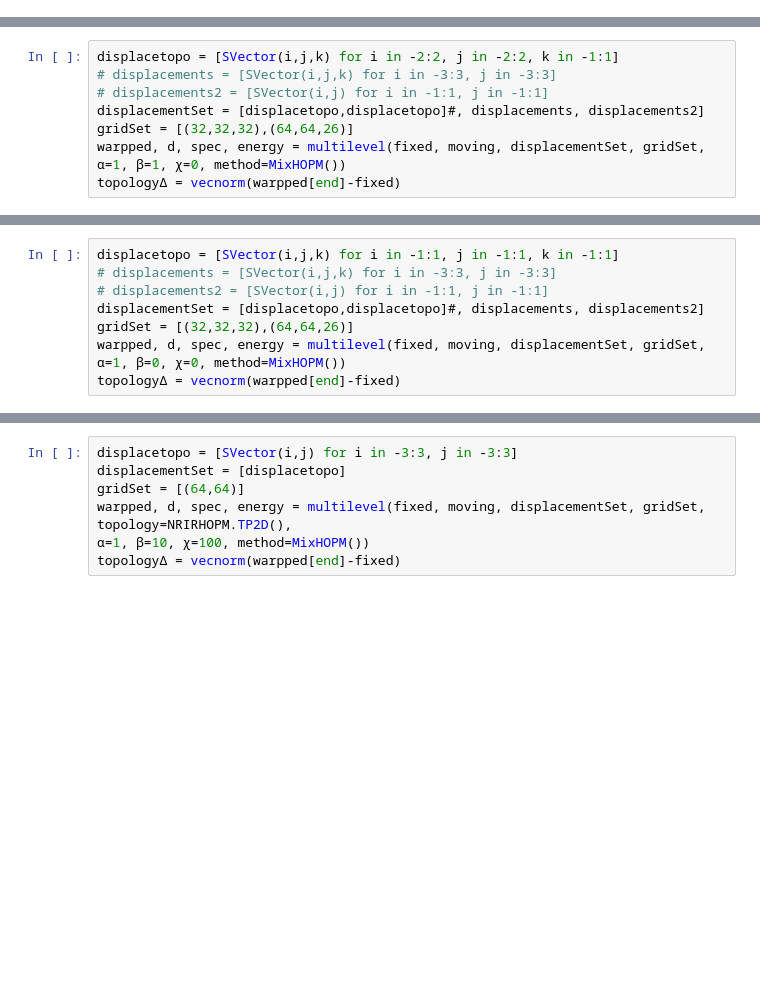
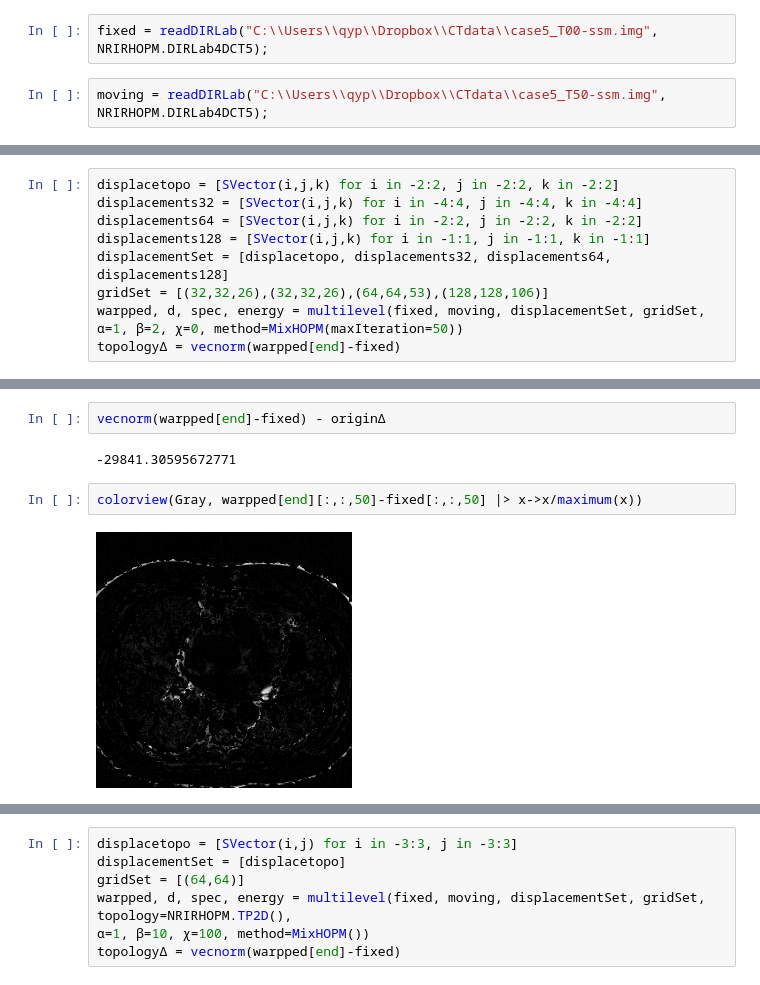
Before and after one commit to 501306162/Hatchery, a Jupyter notebook: notebooks/dirlab-alphatest.ipynb, the cells around one changed output, grey strips where cells are left out. Saved outputs shown, nothing was run; the diff lists cells and outputs as text; blank space fills up the shorter version.

```diff
--- a/notebooks/dirlab-alphatest.ipynb
+++ b/notebooks/dirlab-alphatest.ipynb
@@ -15,3 +10,7 @@ moving = readDIRLab("../../../Codes/DataSets/DIRLab/Case1Pack/Images/case1_T50_s
+# %%
+fixed = readDIRLab("C:\\Users\\qyp\\Dropbox\\CTdata\\case5_T00-ssm.img", NRIRHOPM.DIRLab4DCT5);
+# %%
+moving = readDIRLab("C:\\Users\\qyp\\Dropbox\\CTdata\\case5_T50-ssm.img", NRIRHOPM.DIRLab4DCT5);
 # %%
 originΔ = vecnorm(moving-fixed)
 # %% [output]
@@ -19,10 +18,11 @@ originΔ = vecnorm(moving-fixed)
 # %%
-displacetopo = [SVector(i,j,k) for i in -2:2, j in -2:2, k in -1:1]
-# displacements = [SVector(i,j,k) for i in -3:3, j in -3:3]
-# displacements2 = [SVector(i,j) for i in -1:1, j in -1:1]
-displacementSet = [displacetopo,displacetopo]#, displacements, displacements2]
-gridSet = [(32,32,32),(64,64,26)]
+displacetopo = [SVector(i,j,k) for i in -2:2, j in -2:2, k in -2:2]
+displacements32 = [SVector(i,j,k) for i in -4:4, j in -4:4, k in -4:4]
+displacements64 = [SVector(i,j,k) for i in -2:2, j in -2:2, k in -2:2]
+displacements128 = [SVector(i,j,k) for i in -1:1, j in -1:1, k in -1:1]
+displacementSet = [displacetopo, displacements32, displacements64, displacements128]
+gridSet = [(32,32,26),(32,32,26),(64,64,53),(128,128,106)]
 warpped, d, spec, energy = multilevel(fixed, moving, displacementSet, gridSet,
-α=1, β=1, χ=0, method=MixHOPM())
+α=1, β=2, χ=0, method=MixHOPM(maxIteration=50))
 topologyΔ = vecnorm(warpped[end]-fixed)
 # %% [output]
@@ -38,9 +46,0 @@ topologyΔ = vecnorm(warpped[end]-fixed)
-# %%
-displacetopo = [SVector(i,j,k) for i in -1:1, j in -1:1, k in -1:1]
-# displacements = [SVector(i,j,k) for i in -3:3, j in -3:3]
-# displacements2 = [SVector(i,j) for i in -1:1, j in -1:1]
-displacementSet = [displacetopo,displacetopo]#, displacements, displacements2]
-gridSet = [(32,32,32),(64,64,26)]
-warpped, d, spec, energy = multilevel(fixed, moving, displacementSet, gridSet,
-α=1, β=0, χ=0, method=MixHOPM())
-topologyΔ = vecnorm(warpped[end]-fixed)
@@ -60,0 +47,8 @@ topologyΔ = vecnorm(warpped[end]-fixed)
+# %%
+vecnorm(warpped[end]-fixed) - originΔ
+# %% [output]
+-29841.30595672771
+# %%
+colorview(Gray, warpped[end][:,:,50]-fixed[:,:,50] |> x->x/maximum(x))
+# %% [output]
+[figure, added]
```
Also changed, not shown: parts of 13 cells of this notebook, 4 other files.
